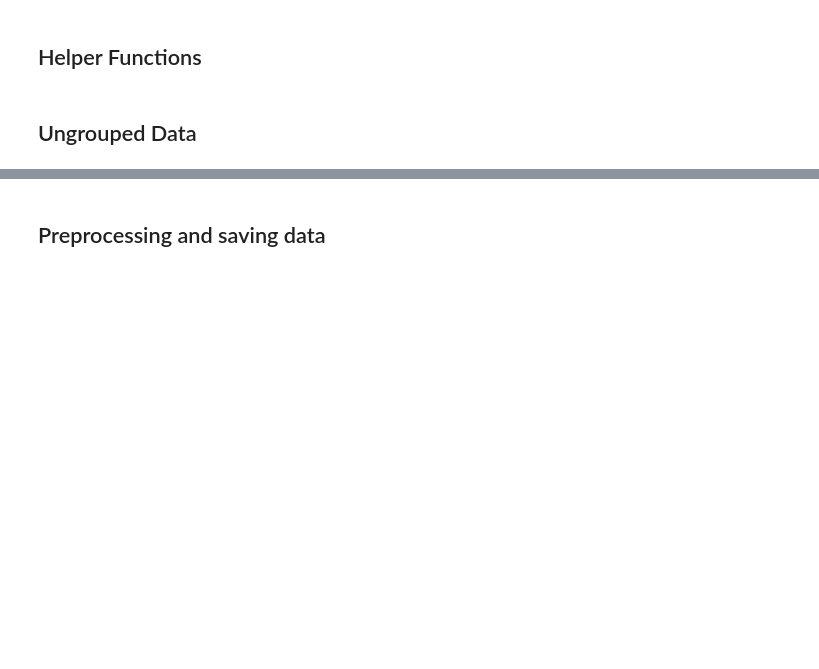
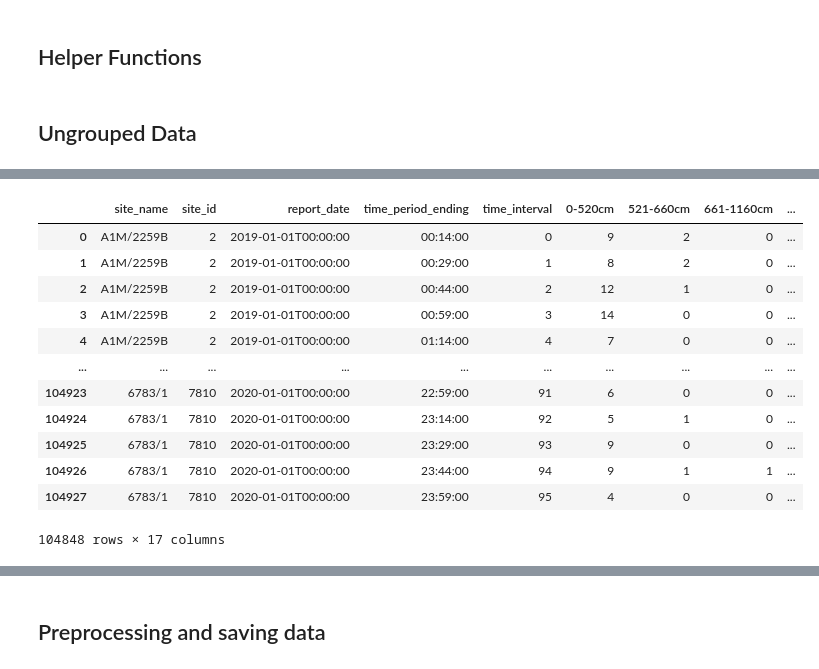
Before and after one commit to horsada/Spatial_Finance_Transport, a Jupyter notebook: dataAPI/api.ipynb, the cells around one changed output, grey strips where cells are left out. Saved outputs shown, nothing was run; the diff lists cells and outputs as text; code cells hidden in the pictures; blank space fills up the shorter version.

```diff
--- a/dataAPI/api.ipynb
+++ b/dataAPI/api.ipynb
@@ -324,3 +324,19 @@ sites_df:      Id                                               Name Description
+# %%
+clean_report_df
+# %% [output]
+|  | site_name | site_id | report_date | time_period_ending | time_interval | 0-520cm | 521-660cm | 661-1160cm | ... |
+| 0 | A1M/2259B | 2 | 2019-01-01T00:00:00 | 00:14:00 | 0 | 9 | 2 | 0 | ... |
+| 1 | A1M/2259B | 2 | 2019-01-01T00:00:00 | 00:29:00 | 1 | 8 | 2 | 0 | ... |
+| 2 | A1M/2259B | 2 | 2019-01-01T00:00:00 | 00:44:00 | 2 | 12 | 1 | 0 | ... |
+| 3 | A1M/2259B | 2 | 2019-01-01T00:00:00 | 00:59:00 | 3 | 14 | 0 | 0 | ... |
+| 4 | A1M/2259B | 2 | 2019-01-01T00:00:00 | 01:14:00 | 4 | 7 | 0 | 0 | ... |
+| ... | ... | ... | ... | ... | ... | ... | ... | ... | ... |
+| 104923 | 6783/1 | 7810 | 2020-01-01T00:00:00 | 22:59:00 | 91 | 6 | 0 | 0 | ... |
+| 104924 | 6783/1 | 7810 | 2020-01-01T00:00:00 | 23:14:00 | 92 | 5 | 1 | 0 | ... |
+| 104925 | 6783/1 | 7810 | 2020-01-01T00:00:00 | 23:29:00 | 93 | 9 | 0 | 0 | ... |
+| 104926 | 6783/1 | 7810 | 2020-01-01T00:00:00 | 23:44:00 | 94 | 9 | 1 | 1 | ... |
+| 104927 | 6783/1 | 7810 | 2020-01-01T00:00:00 | 23:59:00 | 95 | 4 | 0 | 0 | ... |
+104848 rows × 17 columns
 # %%
 clean_report_df.describe()
 # %% [output]
```
Also changed, not shown: parts of 11 cells of this notebook, 6 other files.
